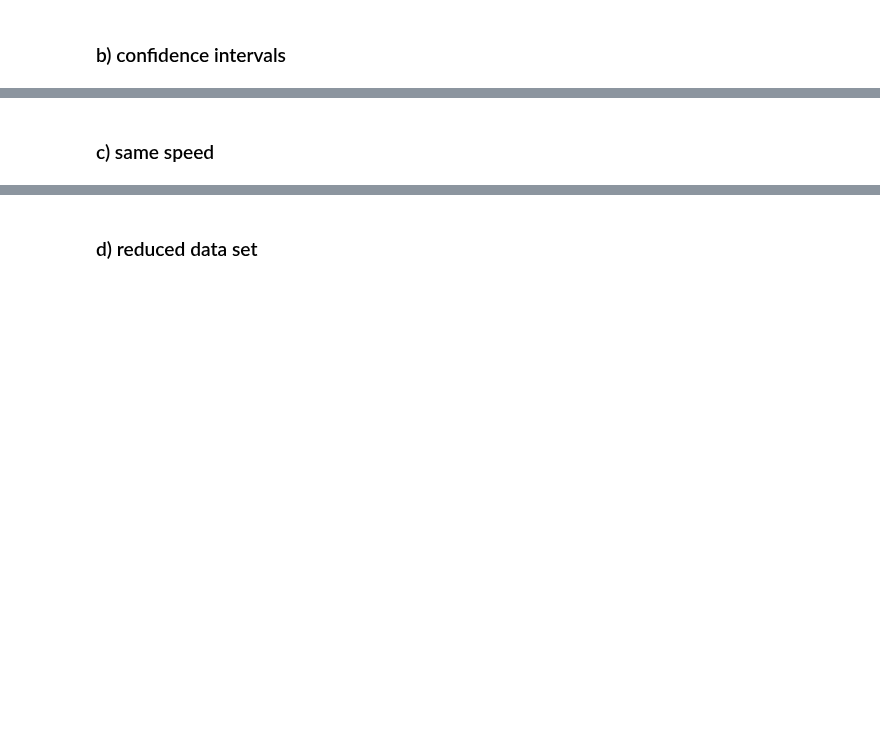
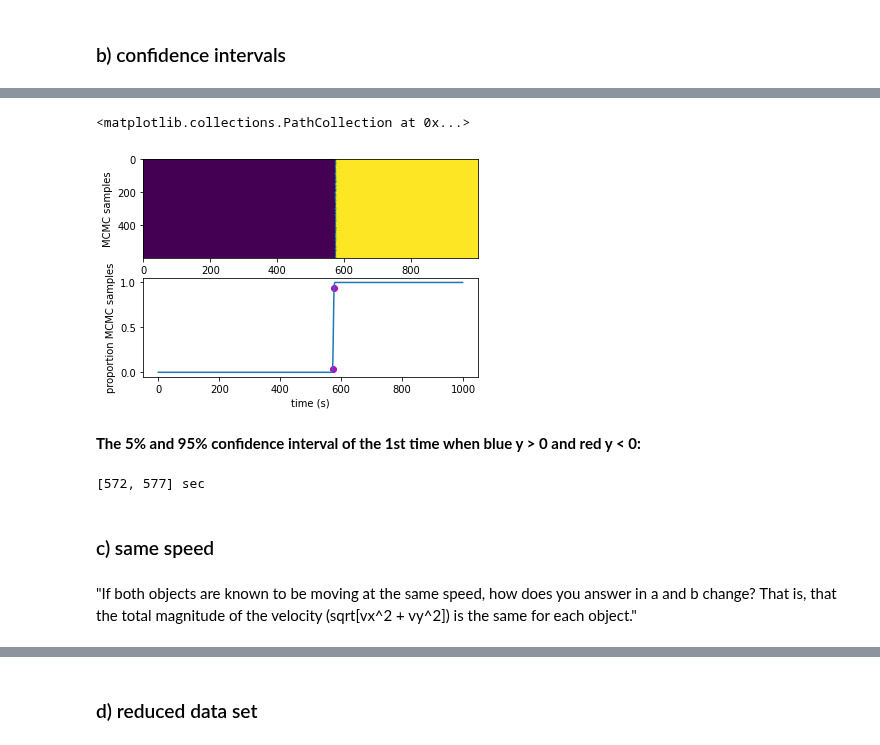
Before and after one commit to zbalewski/python-ay250-homework, a Jupyter notebook: hw_8/hw_8_notebook.ipynb, the cells around one changed output, grey strips where cells are left out. Cells and saved outputs as stored; diff of their text form; code cells hidden in the pictures; blank space fills up the shorter version.

```diff
--- a/hw_8/hw_8_notebook.ipynb
+++ b/hw_8/hw_8_notebook.ipynb
@@ -259,2 +354,34 @@ Text(0, 0.5, 'P(blue speed)')
+# %%
+# for each MCMC sample, show when blue y > 0 and red y < 0:
+condition = np.logical_and(blue_y_guess > 0, red_y_guess < 0)
+
+fig = plt.figure()
+ax1 = fig.add_subplot(2, 1, 1)
+ax1.imshow(condition)
+ax1.set_aspect('auto')
+ax1.set_ylabel('MCMC samples')
+
+ax2 = fig.add_subplot(2, 1, 2)
+prop_true = np.mean(condition, axis=0)
+ax2.plot(t, prop_true)
+ax2.set_xlabel("time (s)")
+ax2.set_ylabel("proportion MCMC samples")
+
+# find 5% and 95% interval for time:
+t05 = np.argmin(np.abs(prop_true - 0.05))
+t95 = np.argmin(np.abs(prop_true - 0.95))
+
+ax2.scatter(t[[t05, t95]], prop_true[[t05, t95]], c="m")
+# %% [output]
+<matplotlib.collections.PathCollection at 0x...>
+[figure, added]
+# %% [markdown]
+**The 5% and 95% confidence interval of the 1st time when blue y > 0 and red y < 0:**
+# %%
+print(f"[{t05}, {t95}] sec")
+# %% [output]
+[572, 577] sec
 # %% [markdown]
 ### c) same speed
+# %% [markdown]
+"If both objects are known to be moving at the same speed, how does you answer in a and b change? That is, that the total magnitude of the velocity (sqrt[vx^2 + vy^2]) is the same for each object."
```
Also changed, not shown: parts of 19 cells of this notebook.
